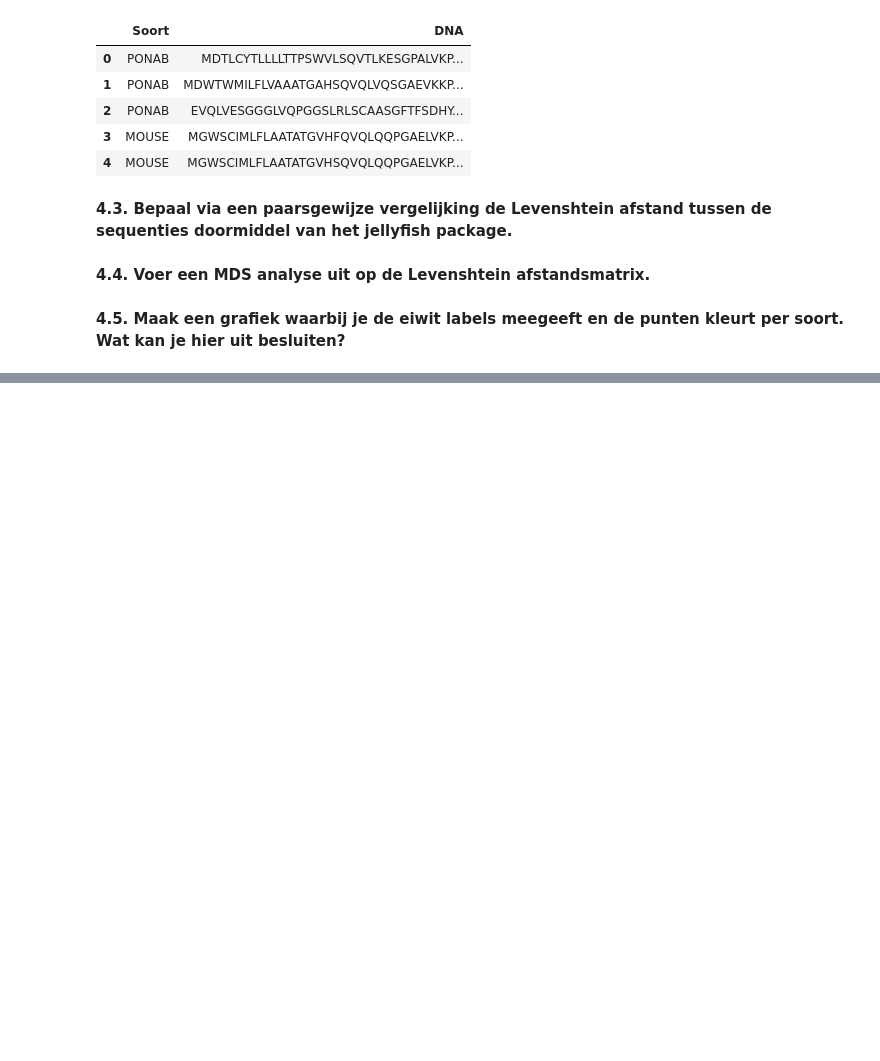
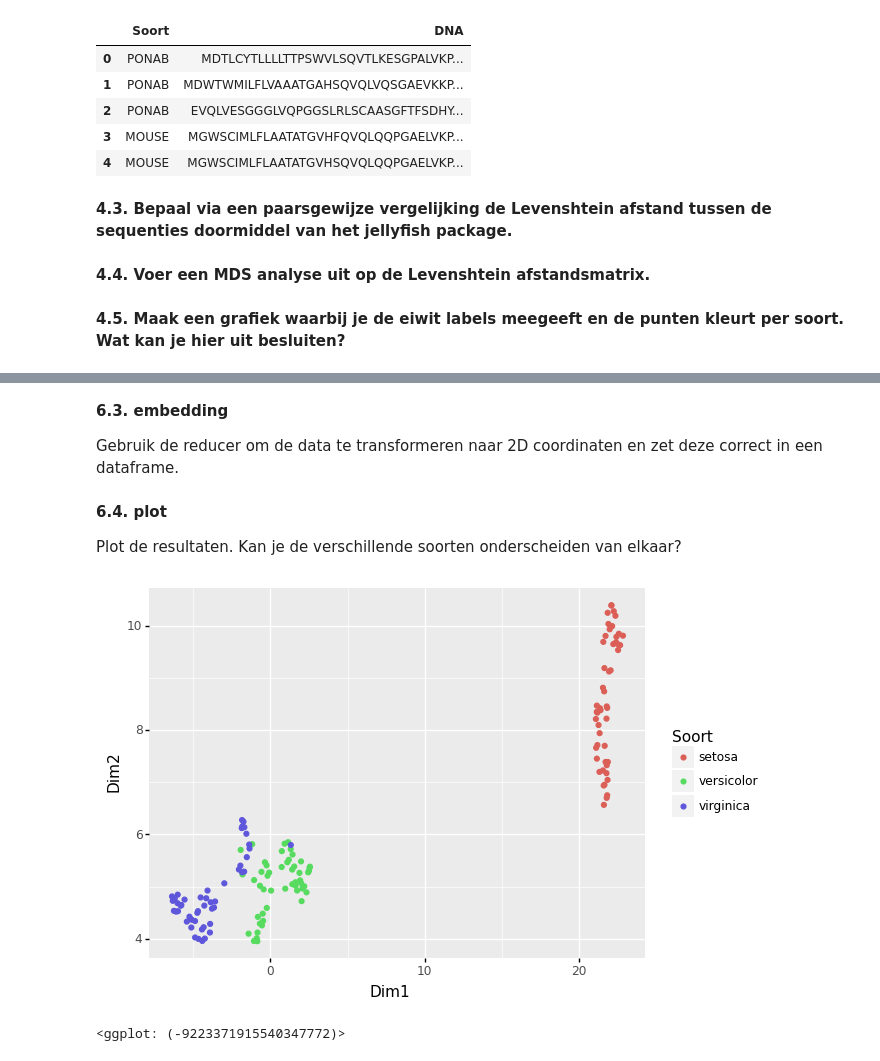
Before and after one commit to ArneDeloose/Ugain_MachineLearning_DataVis, a Jupyter notebook: DimensionReduction_Exercise_Solution.ipynb, the cells around one changed output, grey strips where cells are left out. Drawn from its saved outputs; the diff is of its cells as text; code cells hidden in the pictures; blank space fills up the shorter version.

```diff
--- a/DimensionReduction_Exercise_Solution.ipynb
+++ b/DimensionReduction_Exercise_Solution.ipynb
@@ -476,0 +557,6 @@ ggplot(aes(x='Dim1', y='Dim2'), data=df_mds)
+# %%
+# inlezen data
+url='https://raw.githubusercontent.com/ArneDeloose/Ugain_MachineLearning_DataVis/main/iris.csv'
+
+df = pd.read_csv(url, sep = ";")
+df.head()
@@ -476,0 +574,4 @@ ggplot(aes(x='Dim1', y='Dim2'), data=df_mds)
+# %%
+iris_array=np.array(df.loc[:, 'sepal length':'petal width']) #selecteer numerieke data
+reducer = umap.UMAP(random_state=9000)
+reducer.fit(iris_array)
@@ -476,0 +580,25 @@ ggplot(aes(x='Dim1', y='Dim2'), data=df_mds)
+# %% [markdown]
+**6.3. embedding**
+
+Gebruik de reducer om de data te transformeren naar 2D coordinaten en zet deze correct in een dataframe.
+# %%
+embedding = reducer.transform(iris_array)
+
+#omvormen naar dataframe
+df_umap=pd.DataFrame()
+df_umap['Dim1']=embedding[:, 0] #kolom 1
+df_umap['Dim2']=embedding[:, 1] #kolom 2
+df_umap['Soort']=df['soort'] #oort
+# %% [markdown]
+**6.4. plot**
+
+Plot de resultaten. Kan je de verschillende soorten onderscheiden van elkaar?
+# %%
+#met plotnine
+(
+ggplot(aes(x='Dim1', y='Dim2'), data=df_umap)
++ geom_point(aes(color='Soort'))
+)
+# %% [output]
+[figure, added]
+<ggplot: (-9223371915540347772)>
```
Also changed, not shown: parts of 28 cells of this notebook, 1 other file.
